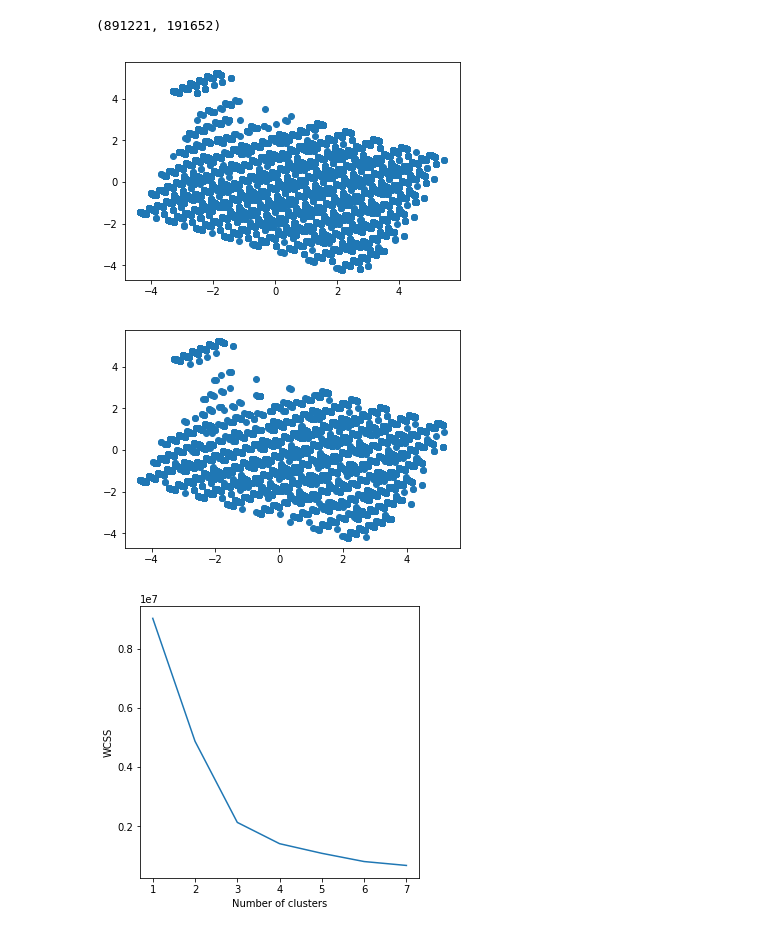
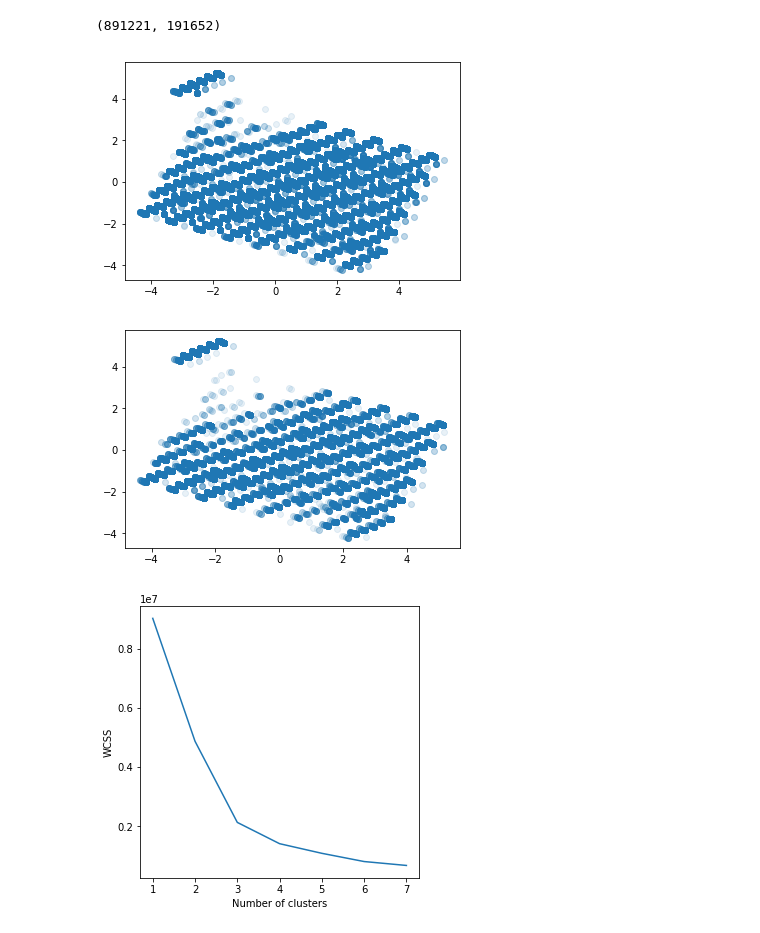
Before and after one commit to keiss01/Udacity, a Jupyter notebook: Arvato Project Workbook.ipynb, the cells around one changed output. Saved outputs shown, nothing was run; the diff lists cells and outputs as text; code cells hidden in the pictures.

```diff
--- a/Arvato Project Workbook.ipynb
+++ b/Arvato Project Workbook.ipynb
@@ -428,13 +431,13 @@ len(t_azdias), len(t_customers)
 # %% [output]
 (891221, 191652)
 # %%
-plt.scatter(t_azdias[:,0],t_azdias[:,1]);
+plt.scatter(t_azdias[:,0],t_azdias[:,1], alpha = 1/10);
 # %% [output]
-[figure, old version]
+[figure, new version]
 # %%
-plt.scatter(t_customers[:,0],t_customers[:,1]);
+plt.scatter(t_customers[:,0],t_customers[:,1], alpha = 1/10);
 # %% [output]
-[figure, old version]
+[figure, new version]
 # %%
 # find cluster size for azdias
 wcss = []
```
Also changed, not shown: parts of 22 cells of this notebook.
